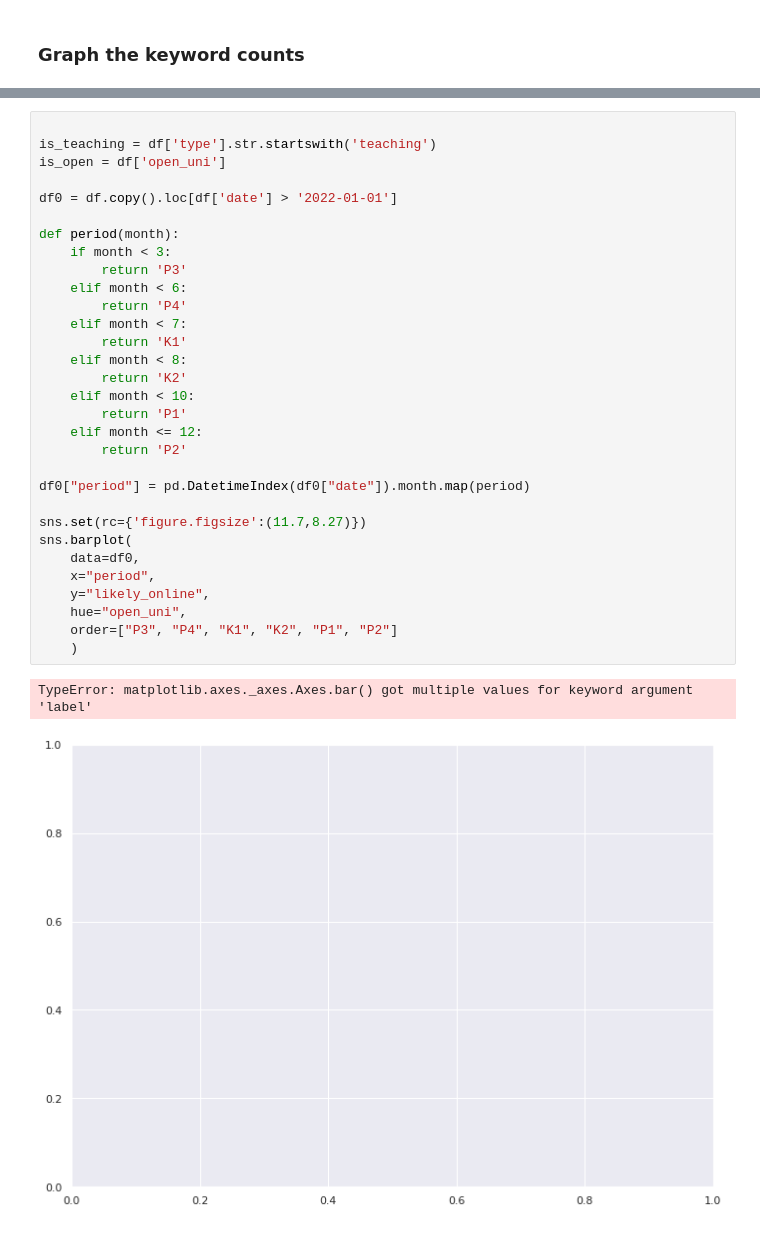
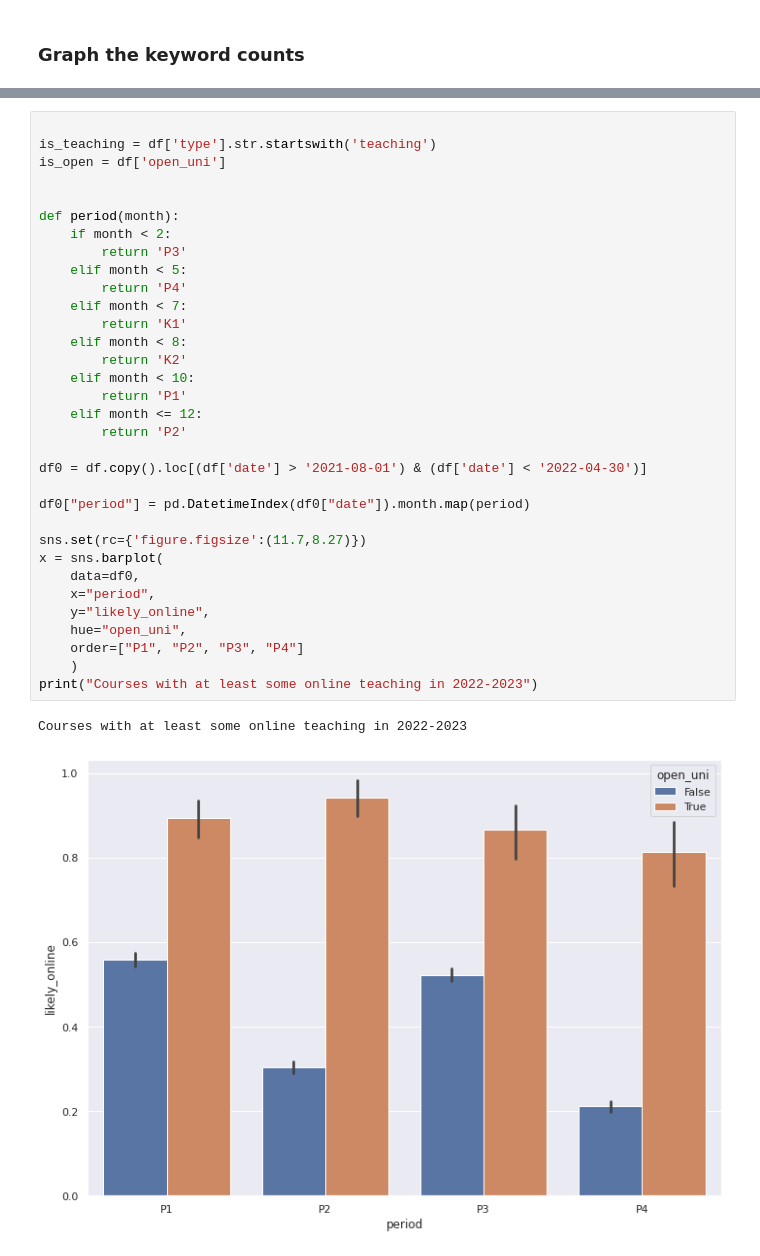
Before and after one commit to UniversityOfHelsinkiCS/sis-importer, a Jupyter notebook: scripts/remote-course-stats/remote-course-stats.ipynb, the cells around one changed output, grey strips where cells are left out. Saved outputs shown, nothing was run; the diff lists cells and outputs as text.

```diff
--- a/scripts/remote-course-stats/remote-course-stats.ipynb
+++ b/scripts/remote-course-stats/remote-course-stats.ipynb
@@ -228,34 +218,36 @@ monthly_teaching_df[['zoom', 'etä', 'moodle', 'remote']].plot(
 # %%
 
 is_teaching = df['type'].str.startswith('teaching')
 is_open = df['open_uni']
 
-df0 = df.copy().loc[df['date'] > '2022-01-01']
 
 def period(month):
-    if month < 3:
+    if month < 2:
         return 'P3'
-    elif month < 6:
+    elif month < 5:
         return 'P4'
     elif month < 7:
         return 'K1'
     elif month < 8:
         return 'K2'
     elif month < 10:
         return 'P1'
     elif month <= 12:
         return 'P2'
 
+df0 = df.copy().loc[(df['date'] > '2021-08-01') & (df['date'] < '2022-04-30')]
+
 df0["period"] = pd.DatetimeIndex(df0["date"]).month.map(period)
 
 sns.set(rc={'figure.figsize':(11.7,8.27)})
-sns.barplot(
+x = sns.barplot(
     data=df0,
     x="period",
     y="likely_online",
     hue="open_uni",
-    order=["P3", "P4", "K1", "K2", "P1", "P2"]
+    order=["P1", "P2", "P3", "P4"]
     )
+print("Courses with at least some online teaching in 2022-2023")
 # %% [output]
-TypeError: matplotlib.axes._axes.Axes.bar() got multiple values for keyword argument 'label'
+Courses with at least some online teaching in 2022-2023
-[figure, old version]
+[figure, new version]
```
Also changed, not shown: parts of 11 cells of this notebook, 11 other files.
